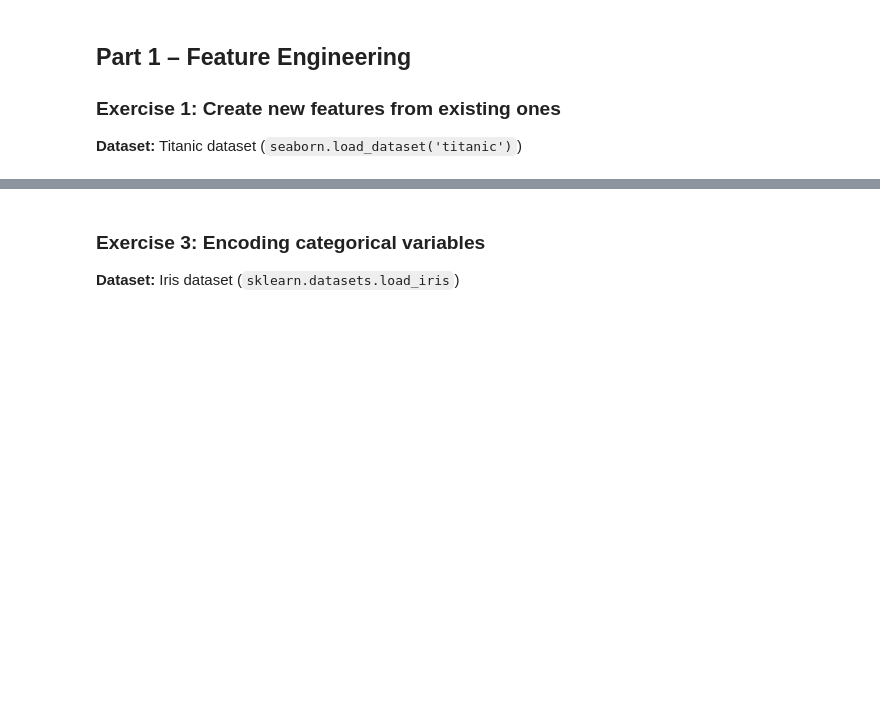
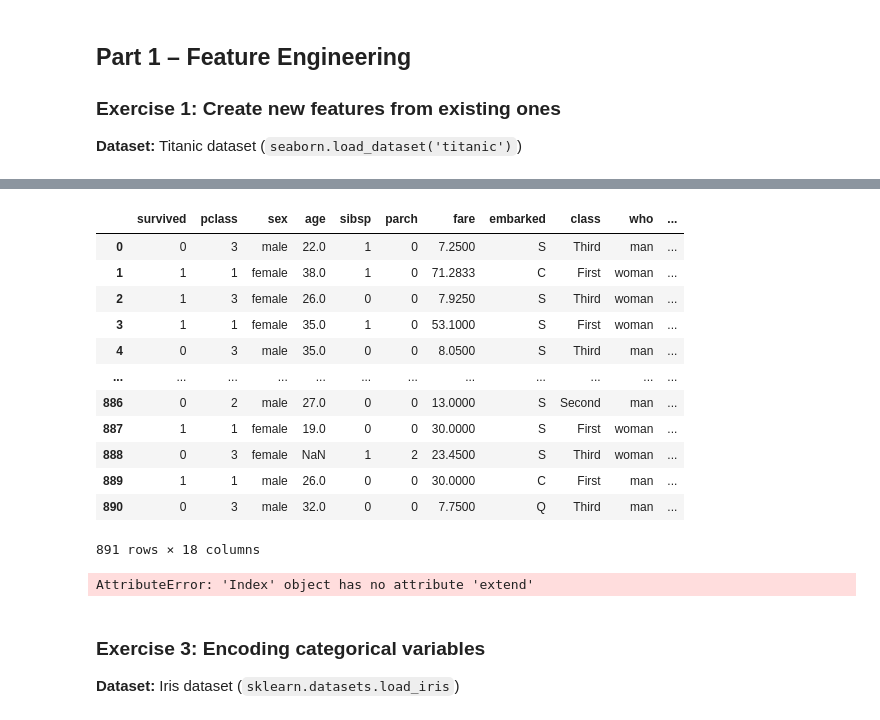
Before and after one commit to Arxcis/VE3451-KI-og-maskinl-ring, a Jupyter notebook: Assign1_feature_engineering_selection_exercises_updated.ipynb, the cells around one changed output, grey strips where cells are left out. Saved outputs shown, nothing was run; the diff lists cells and outputs as text; code cells hidden in the pictures; blank space fills up the shorter version.

Commit message:
WIP Broken code, continue later

```diff
--- a/Assign1_feature_engineering_selection_exercises_updated.ipynb
+++ b/Assign1_feature_engineering_selection_exercises_updated.ipynb
@@ -75,0 +86,4 @@ print(titanic.head(5))
+# %%
+with_missing = titanic[titanic.columns[titanic.isna().any()]]
+
+with_missing
@@ -75,0 +107,8 @@ print(titanic.head(5))
+# %%
+# Impute missing values:
+#   1. missing numerical <- median: (hint: use select_dtypes(include=['number']).columns to select numerical columns. and then use fillna)
+
+numbers_with_missing = with_missing.select_dtypes(include="number")
+numbers_filled = numbers_with_missing.fillna(numbers_with_missing.median())
+
+numbers_filled
@@ -75,0 +132,7 @@ print(titanic.head(5))
+# %%
+
+#   2. missing categorical <- mode: (hint: user select_dtypes(include=['object', 'category']).columns to select categorical columns. and then use fillna)
+categorical_with_missing = with_missing.select_dtypes(include=['object', 'category'])
+{
+    col: categorical_with_missing[col].unique() for col in categorical_with_missing.columns
+}
@@ -75,0 +144,13 @@ print(titanic.head(5))
+# %%
+# Add the category "MISSING" to all category columns
+for column in categorical_with_missing.select_dtypes(include="category"):
+    try:
+        categorical_with_missing[column] = categorical_with_missing[column].cat.add_categories("MISSING")
+    except ValueError:
+        continue
+
+categorical_with_missing = categorical_with_missing.fillna("MISSING")
+
+titanic[categorical_with_missing.columns] = categorical_with_missing
+
+categorical_with_missing
@@ -76,3 +171,24 @@ print(titanic.head(5))
+# %%
+display(titanic)
+#   3. verify if there are no missing values
+{
+    col: titanic[col].unique() for col in categorical_with_missing.columns.extend(numbers_with_missing.columns)
+}
+# %% [output]
+|  | survived | pclass | sex | age | sibsp | parch | fare | embarked | class | who | ... |
+| 0 | 0 | 3 | male | 22.0 | 1 | 0 | 7.2500 | S | Third | man | ... |
+| 1 | 1 | 1 | female | 38.0 | 1 | 0 | 71.2833 | C | First | woman | ... |
+| 2 | 1 | 3 | female | 26.0 | 0 | 0 | 7.9250 | S | Third | woman | ... |
+| 3 | 1 | 1 | female | 35.0 | 1 | 0 | 53.1000 | S | First | woman | ... |
+| 4 | 0 | 3 | male | 35.0 | 0 | 0 | 8.0500 | S | Third | man | ... |
+| ... | ... | ... | ... | ... | ... | ... | ... | ... | ... | ... | ... |
+| 886 | 0 | 2 | male | 27.0 | 0 | 0 | 13.0000 | S | Second | man | ... |
+| 887 | 1 | 1 | female | 19.0 | 0 | 0 | 30.0000 | S | First | woman | ... |
+| 888 | 0 | 3 | female | NaN | 1 | 2 | 23.4500 | S | Third | woman | ... |
+| 889 | 1 | 1 | male | 26.0 | 0 | 0 | 30.0000 | C | First | man | ... |
+| 890 | 0 | 3 | male | 32.0 | 0 | 0 | 7.7500 | Q | Third | man | ... |
+891 rows × 18 columns
+AttributeError: 'Index' object has no attribute 'extend'
 # %% [markdown]
 ### Exercise 3: Encoding categorical variables
 **Dataset:** Iris dataset (`sklearn.datasets.load_iris`)
```
Also changed, not shown: parts of 13 cells of this notebook.
